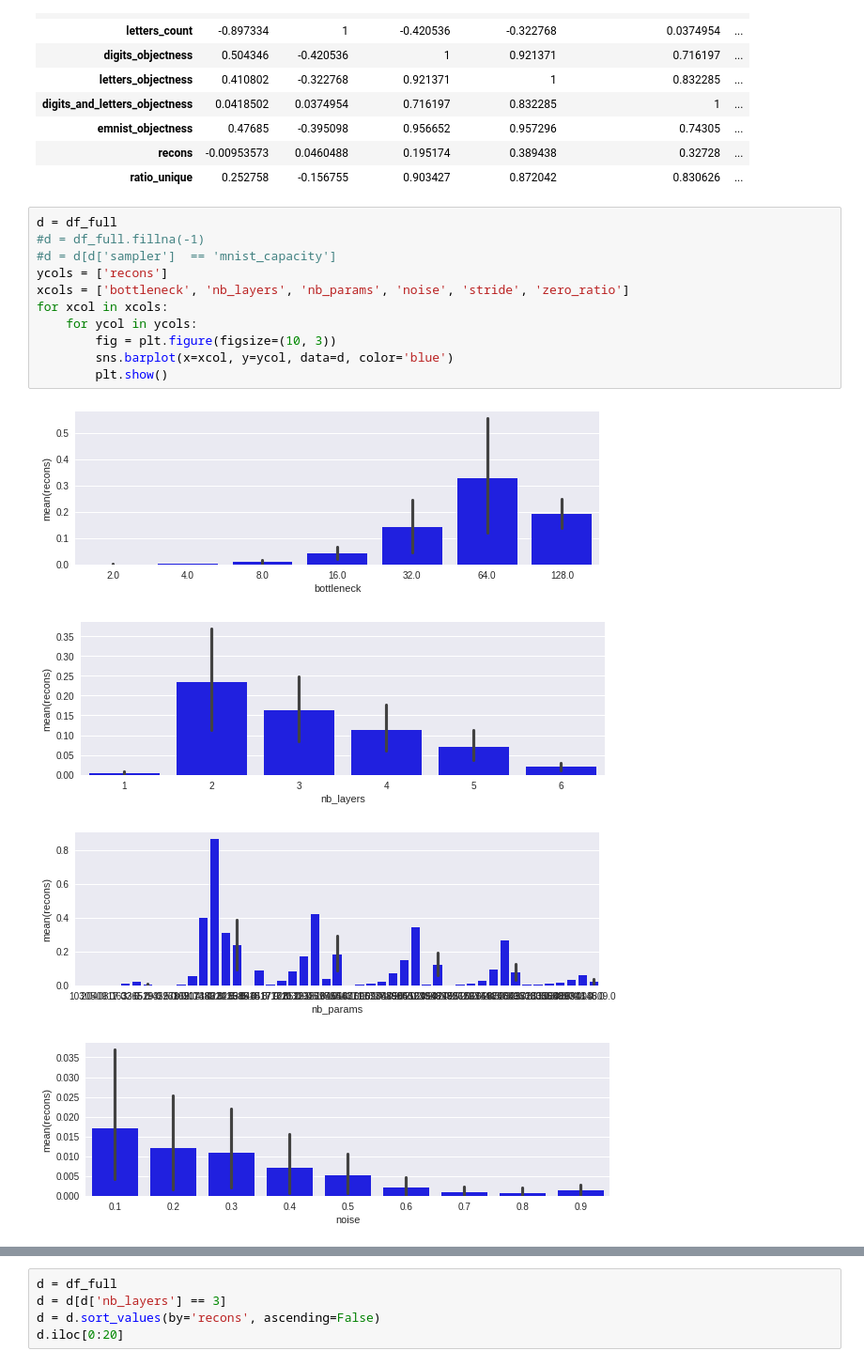
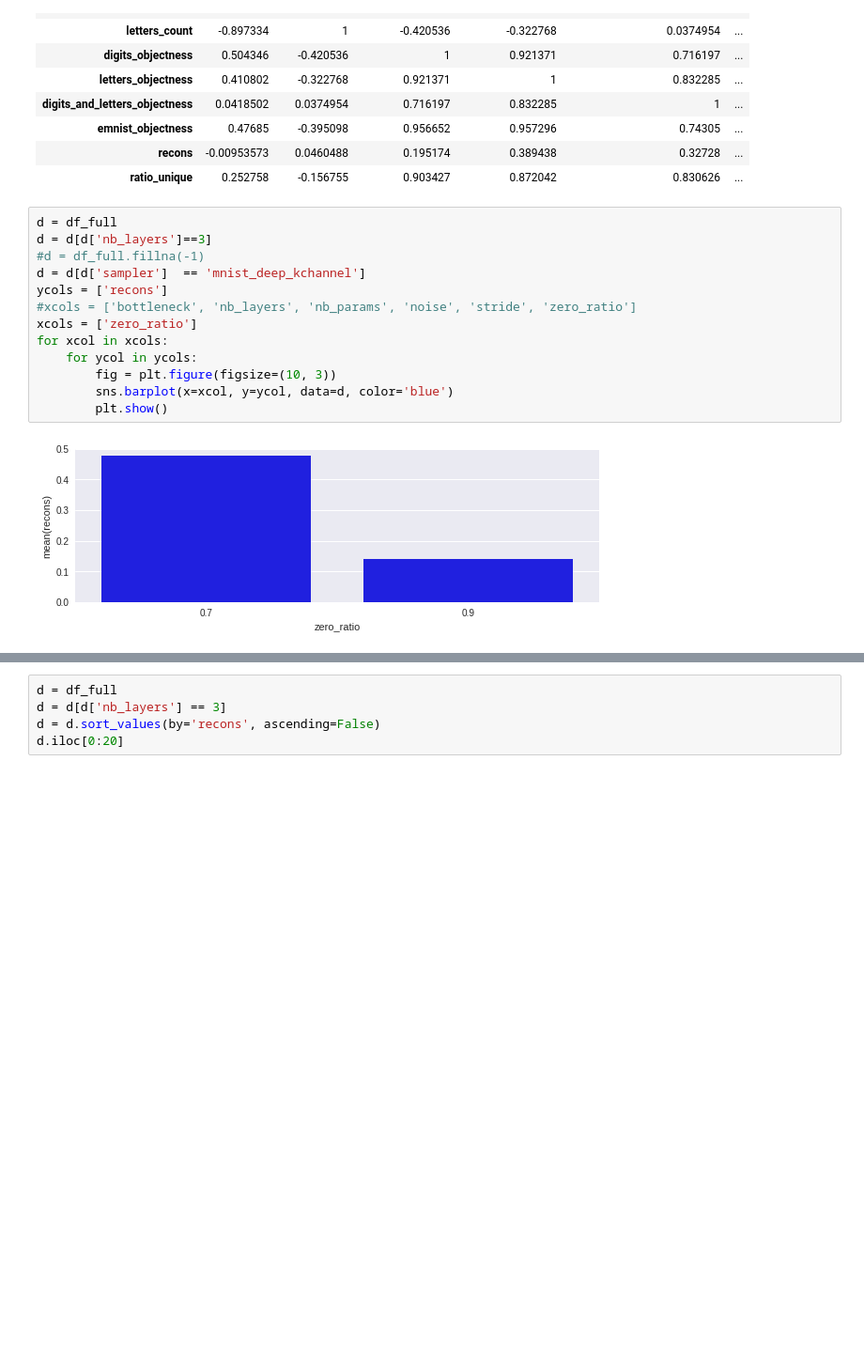
Before and after one commit to mehdidc/out_of_class, a Jupyter notebook: ae/ipynb/analysis.ipynb, the cells around one changed output, grey strips where cells are left out. Shown at 94% size. Drawn from its saved outputs; the diff is of its cells as text; blank space fills up the shorter version.

```diff
--- a/ae/ipynb/analysis.ipynb
+++ b/ae/ipynb/analysis.ipynb
@@ -217,17 +217,16 @@ d
 | ratio_unique | 0.252758 | -0.156755 | 0.903427 | 0.872042 | 0.830626 | ... |
 # %%
 d = df_full
+d = d[d['nb_layers']==3]
 #d = df_full.fillna(-1)
-#d = d[d['sampler']  == 'mnist_capacity']
+d = d[d['sampler']  == 'mnist_deep_kchannel']
 ycols = ['recons']
-xcols = ['bottleneck', 'nb_layers', 'nb_params', 'noise', 'stride', 'zero_ratio']
+#xcols = ['bottleneck', 'nb_layers', 'nb_params', 'noise', 'stride', 'zero_ratio']
+xcols = ['zero_ratio']
 for xcol in xcols:
     for ycol in ycols:
         fig = plt.figure(figsize=(10, 3))
         sns.barplot(x=xcol, y=ycol, data=d, color='blue')
         plt.show()
 # %% [output]
-[figure, old version]
+[figure, new version]
-[figure, removed]
-[figure, removed]
-[figure, removed]
```
Also changed, not shown: parts of 1 cell of this notebook, 3 other files.
